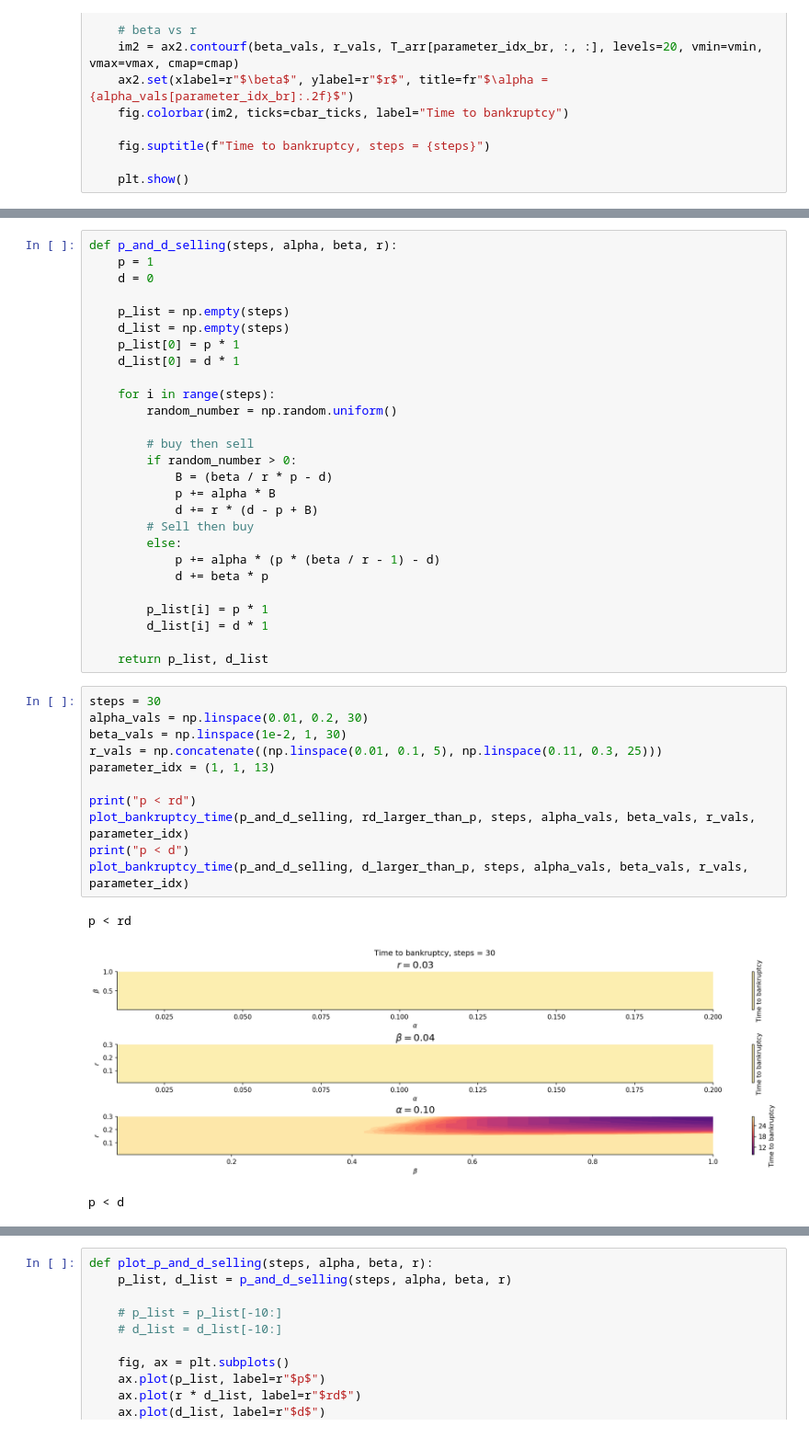
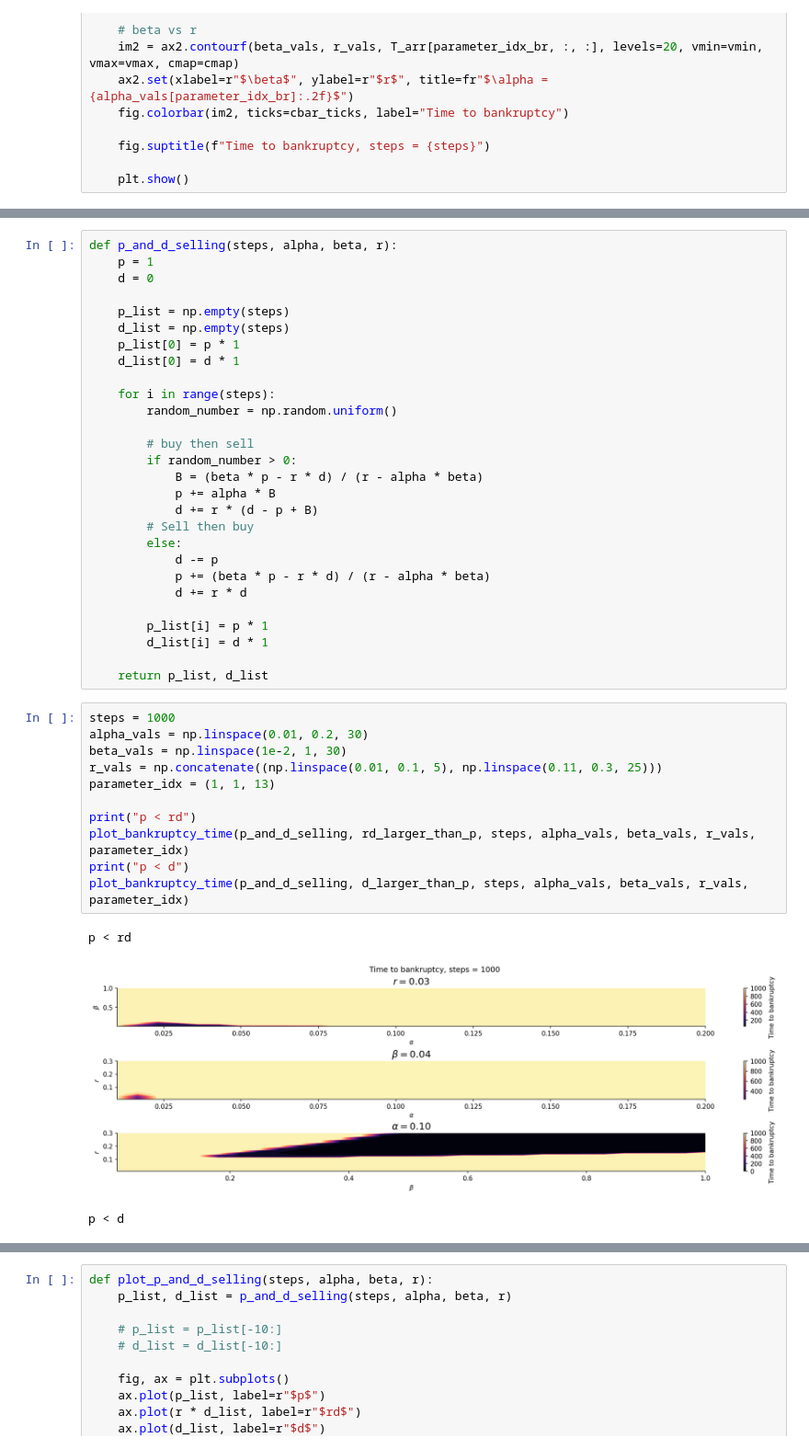
Before and after one commit to 2BeAsh/masters_project, a Jupyter notebook: code/jupyter_investigations/bankruptcy_probability.ipynb, the cells around one changed output, grey strips where cells are left out. Shown at 92% size. Drawn from its saved outputs; the diff is of its cells as text.

```diff
--- a/code/jupyter_investigations/bankruptcy_probability.ipynb
+++ b/code/jupyter_investigations/bankruptcy_probability.ipynb
@@ -460,30 +459,31 @@ def p_and_d_selling(steps, alpha, beta, r):
 
         # buy then sell
         if random_number > 0:
-            B = (beta / r * p - d)
+            B = (beta * p - r * d) / (r - alpha * beta)
             p += alpha * B
             d += r * (d - p + B)
         # Sell then buy
         else:
-            p += alpha * (p * (beta / r - 1) - d)
-            d += beta * p
+            d -= p
+            p += (beta * p - r * d) / (r - alpha * beta)
+            d += r * d
 
         p_list[i] = p * 1
         d_list[i] = d * 1
 
     return p_list, d_list
 # %%
-steps = 30
+steps = 1000
 alpha_vals = np.linspace(0.01, 0.2, 30)
 beta_vals = np.linspace(1e-2, 1, 30)
 r_vals = np.concatenate((np.linspace(0.01, 0.1, 5), np.linspace(0.11, 0.3, 25)))
 parameter_idx = (1, 1, 13)
 
 print("p < rd")
 plot_bankruptcy_time(p_and_d_selling, rd_larger_than_p, steps, alpha_vals, beta_vals, r_vals, parameter_idx)
 print("p < d")
 plot_bankruptcy_time(p_and_d_selling, d_larger_than_p, steps, alpha_vals, beta_vals, r_vals, parameter_idx)
 # %% [output]
 p < rd
-[figure, old version]
+[figure, new version]
 p < d
```
Also changed, not shown: parts of 5 cells of this notebook.
